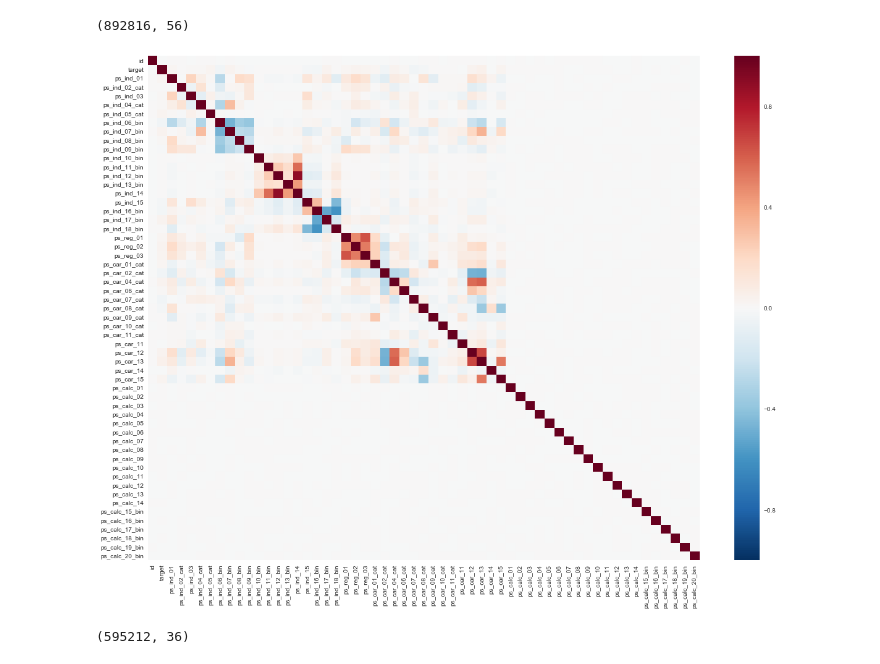
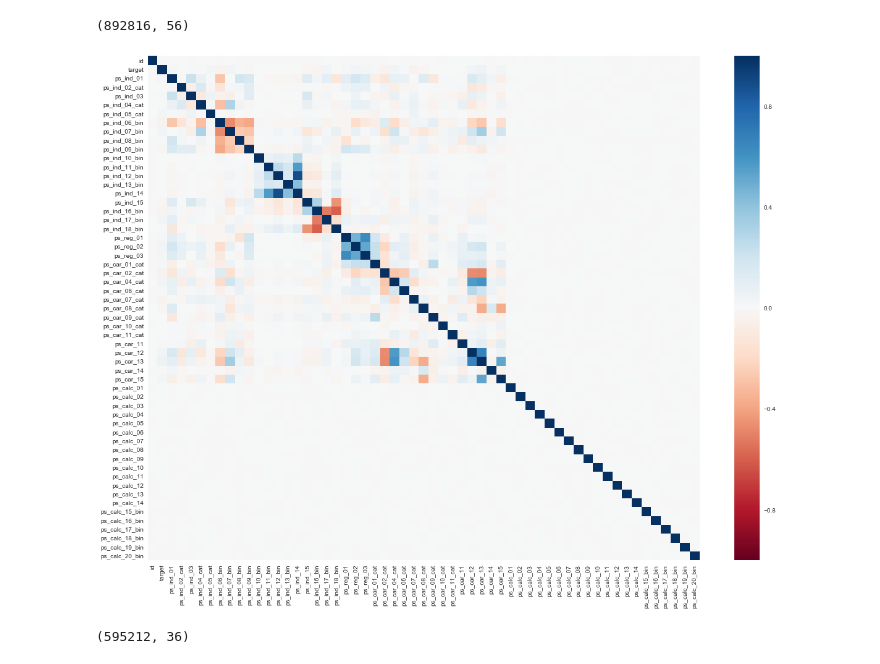
Before and after one commit to 15027668g/Cargo-Kaggle-, a Jupyter notebook: Cargo kenel.ipynb, the cells around one changed output. Saved outputs shown, nothing was run; the diff lists cells and outputs as text; code cells hidden in the pictures.

```diff
--- a/Cargo kenel.ipynb
+++ b/Cargo kenel.ipynb
@@ -176,11 +185,11 @@ testdata.shape
 # %%
 corr = traindata.corr()
 
 plt.figure(figsize=(20,15))
-sns.heatmap(corr)
+sns.heatmap(corr,cmap="RdBu")
 plt.show()
 # %% [output]
-[figure, old version]
+[figure, new version]
 # %%
 droplist = ['id', 'ps_calc_01', 'ps_calc_02', 'ps_calc_03', 'ps_calc_04', 'ps_calc_05', 'ps_calc_06',
             'ps_calc_07', 'ps_calc_08', 'ps_calc_09', 'ps_calc_10', 'ps_calc_11', 'ps_calc_12',
```
Also changed, not shown: parts of 10 cells of this notebook.
